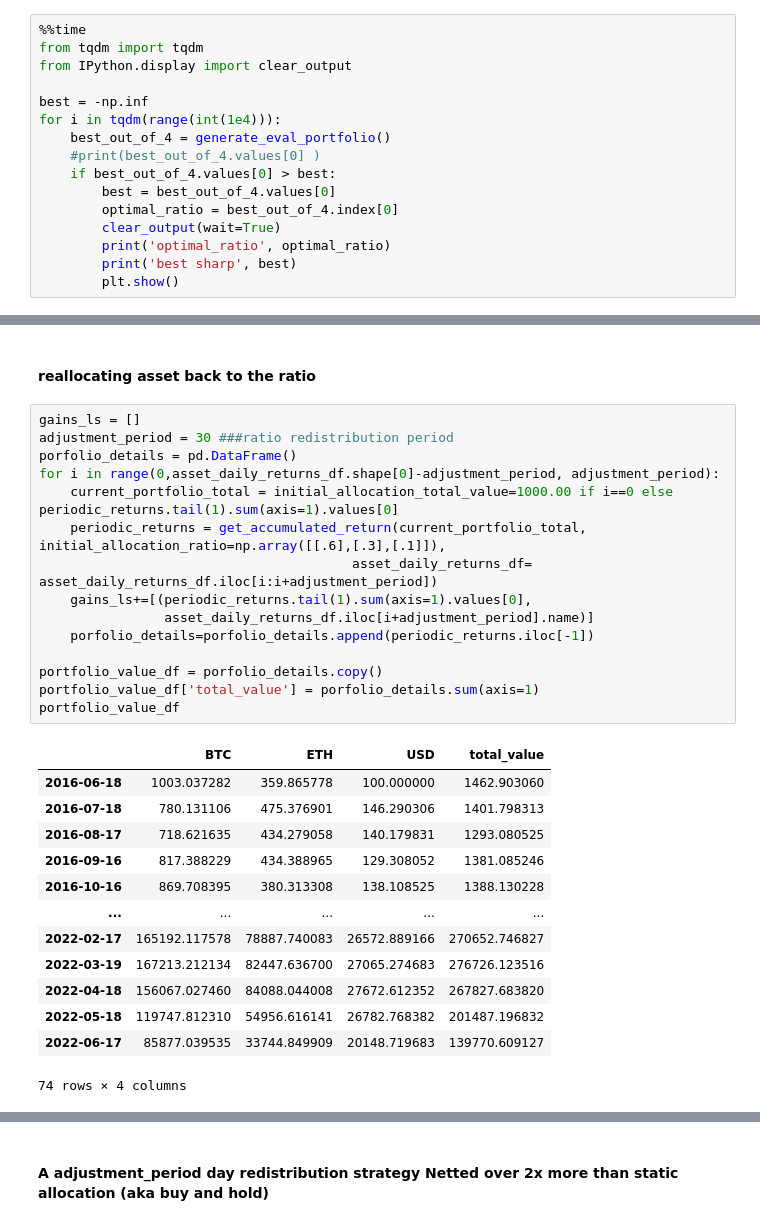
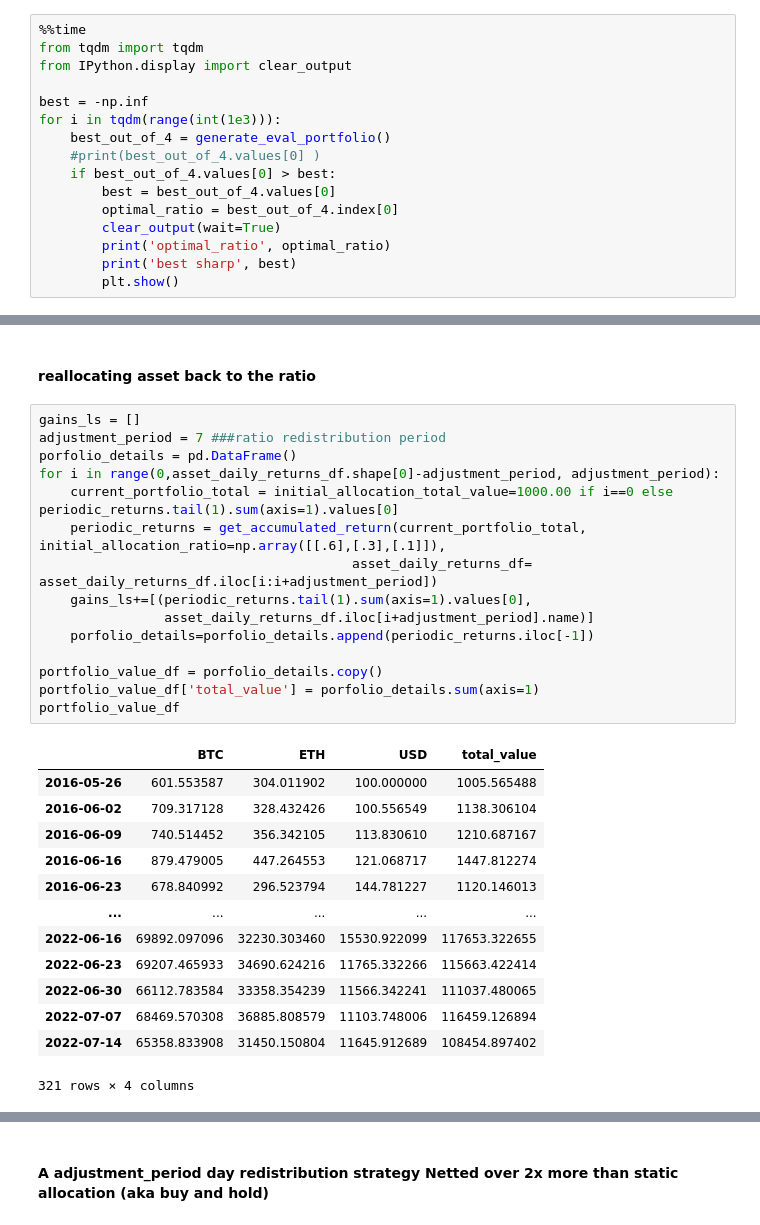
Before and after one commit to Zhimin90/crypto_portfolio_manager, a Jupyter notebook: dataset.ipynb, the cells around one changed output, grey strips where cells are left out. Saved outputs shown, nothing was run; the diff lists cells and outputs as text.

```diff
--- a/dataset.ipynb
+++ b/dataset.ipynb
@@ -317,7 +315,7 @@ from tqdm import tqdm
 from IPython.display import clear_output
 
 best = -np.inf
-for i in tqdm(range(int(1e4))):
+for i in tqdm(range(int(1e3))):
     best_out_of_4 = generate_eval_portfolio()
     #print(best_out_of_4.values[0] )
     if best_out_of_4.values[0] > best:
@@ -367,33 +365,33 @@ portfolio_value_df['total_value'] = porfolio_details.sum(axis=1)
 #### reallocating asset back to the ratio
 # %%
 gains_ls = []
-adjustment_period = 30 ###ratio redistribution period
+adjustment_period = 7 ###ratio redistribution period
 porfolio_details = pd.DataFrame()
 for i in range(0,asset_daily_returns_df.shape[0]-adjustment_period, adjustment_period):
     current_portfolio_total = initial_allocation_total_value=1000.00 if i==0 else periodic_returns.tail(1).sum(axis=1).values[0]
     periodic_returns = get_accumulated_return(current_portfolio_total, initial_allocation_ratio=np.array([[.6],[.3],[.1]]),
                                         asset_daily_returns_df= asset_daily_returns_df.iloc[i:i+adjustment_period])
     gains_ls+=[(periodic_returns.tail(1).sum(axis=1).values[0],
                 asset_daily_returns_df.iloc[i+adjustment_period].name)]
     porfolio_details=porfolio_details.append(periodic_returns.iloc[-1])
 
 portfolio_value_df = porfolio_details.copy()
 portfolio_value_df['total_value'] = porfolio_details.sum(axis=1)
 portfolio_value_df
 # %% [output]
 |  | BTC | ETH | USD | total_value |
-| 2016-06-18 | 1003.037282 | 359.865778 | 100.000000 | 1462.903060 |
-| 2016-07-18 | 780.131106 | 475.376901 | 146.290306 | 1401.798313 |
-| 2016-08-17 | 718.621635 | 434.279058 | 140.179831 | 1293.080525 |
-| 2016-09-16 | 817.388229 | 434.388965 | 129.308052 | 1381.085246 |
-| 2016-10-16 | 869.708395 | 380.313308 | 138.108525 | 1388.130228 |
+| 2016-05-26 | 601.553587 | 304.011902 | 100.000000 | 1005.565488 |
+| 2016-06-02 | 709.317128 | 328.432426 | 100.556549 | 1138.306104 |
+| 2016-06-09 | 740.514452 | 356.342105 | 113.830610 | 1210.687167 |
+| 2016-06-16 | 879.479005 | 447.264553 | 121.068717 | 1447.812274 |
+| 2016-06-23 | 678.840992 | 296.523794 | 144.781227 | 1120.146013 |
 | ... | ... | ... | ... | ... |
-| 2022-02-17 | 165192.117578 | 78887.740083 | 26572.889166 | 270652.746827 |
-| 2022-03-19 | 167213.212134 | 82447.636700 | 27065.274683 | 276726.123516 |
-| 2022-04-18 | 156067.027460 | 84088.044008 | 27672.612352 | 267827.683820 |
-| 2022-05-18 | 119747.812310 | 54956.616141 | 26782.768382 | 201487.196832 |
-| 2022-06-17 | 85877.039535 | 33744.849909 | 20148.719683 | 139770.609127 |
+| 2022-06-16 | 69892.097096 | 32230.303460 | 15530.922099 | 117653.322655 |
+| 2022-06-23 | 69207.465933 | 34690.624216 | 11765.332266 | 115663.422414 |
+| 2022-06-30 | 66112.783584 | 33358.354239 | 11566.342241 | 111037.480065 |
+| 2022-07-07 | 68469.570308 | 36885.808579 | 11103.748006 | 116459.126894 |
+| 2022-07-14 | 65358.833908 | 31450.150804 | 11645.912689 | 108454.897402 |
-74 rows × 4 columns
+321 rows × 4 columns
 # %%
 #### static allocation
 display(get_accumulated_return().iloc[:i+adjustment_period])
```
Also changed, not shown: parts of 27 cells of this notebook.
